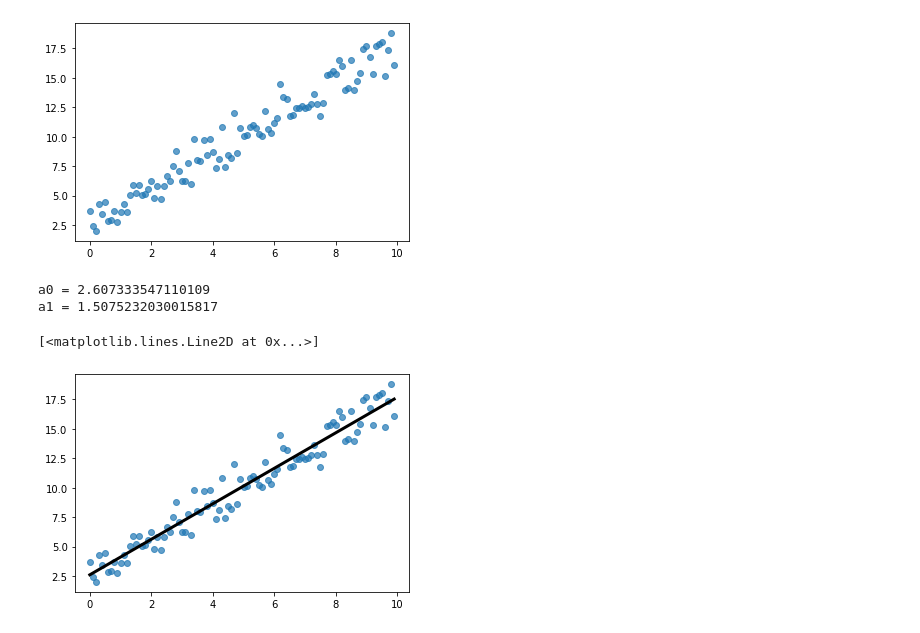
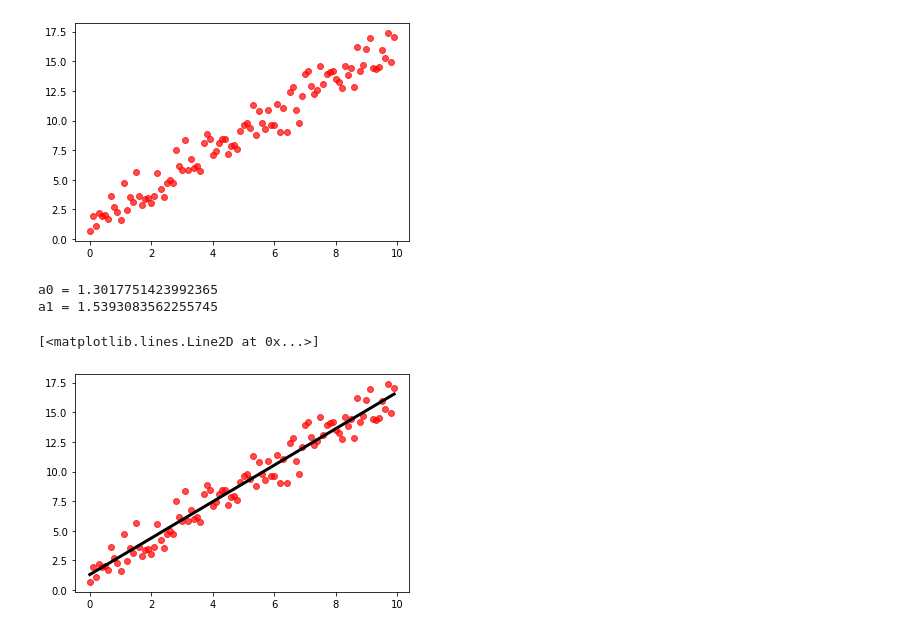
Before and after one commit to bwoahzack/BigDataDings, a Jupyter notebook: Lista1MiNBD.ipynb, the cells around one changed output. Saved outputs shown, nothing was run; the diff lists cells and outputs as text; code cells hidden in the pictures.

```diff
--- a/Lista1MiNBD.ipynb
+++ b/Lista1MiNBD.ipynb
@@ -3,39 +3,39 @@
 # %%
 import numpy as np
 import matplotlib.pyplot as plt
 
 
 x = np.arange(0, 10, 0.1).reshape(-1, 1)
 count = 0
 a0 = 2.5
 a1 = 1.5
 rozrzut = np.random.normal(-1, 1, len(x))
+
 y = []
 
-
 for X in x:
-    y.append(a0 + a1*X + 1 + rozrzut[count])
+    y.append(a1*X + a0 + rozrzut[count])
     count = count + 1
 
 y = np.array(y).reshape(-1, 1)
-plt.scatter(x, y, alpha=0.7)
+plt.scatter(x, y, alpha=0.7, color="red")
 
 def add_constant(X):
   return np.column_stack([np.ones((X.shape[0],1)),X])
 
 x_ext = add_constant(x)
 # %% [output]
-[figure, old version]
+[figure, new version]
 # %%
 a = y.T @ x_ext @ np.linalg.inv(x_ext.T @ x_ext)
 print(f"a0 = {a[0][0]}")
 print(f"a1 = {a[0][1]}")
 
 y_pred = x_ext @ a.T
-plt.scatter(x, y, alpha=0.7)
+plt.scatter(x, y, alpha=0.7, color="red")
 plt.plot(x, y_pred, color="black", linewidth=3)
 # %% [output]
-a0 = 2.607333547110109
-a1 = 1.5075232030015817
+a0 = 1.3017751423992365
+a1 = 1.5393083562255745
 [<matplotlib.lines.Line2D at 0x...>]
-[figure, old version]
+[figure, new version]
```
Also changed, not shown: parts of 2 cells of this notebook.
